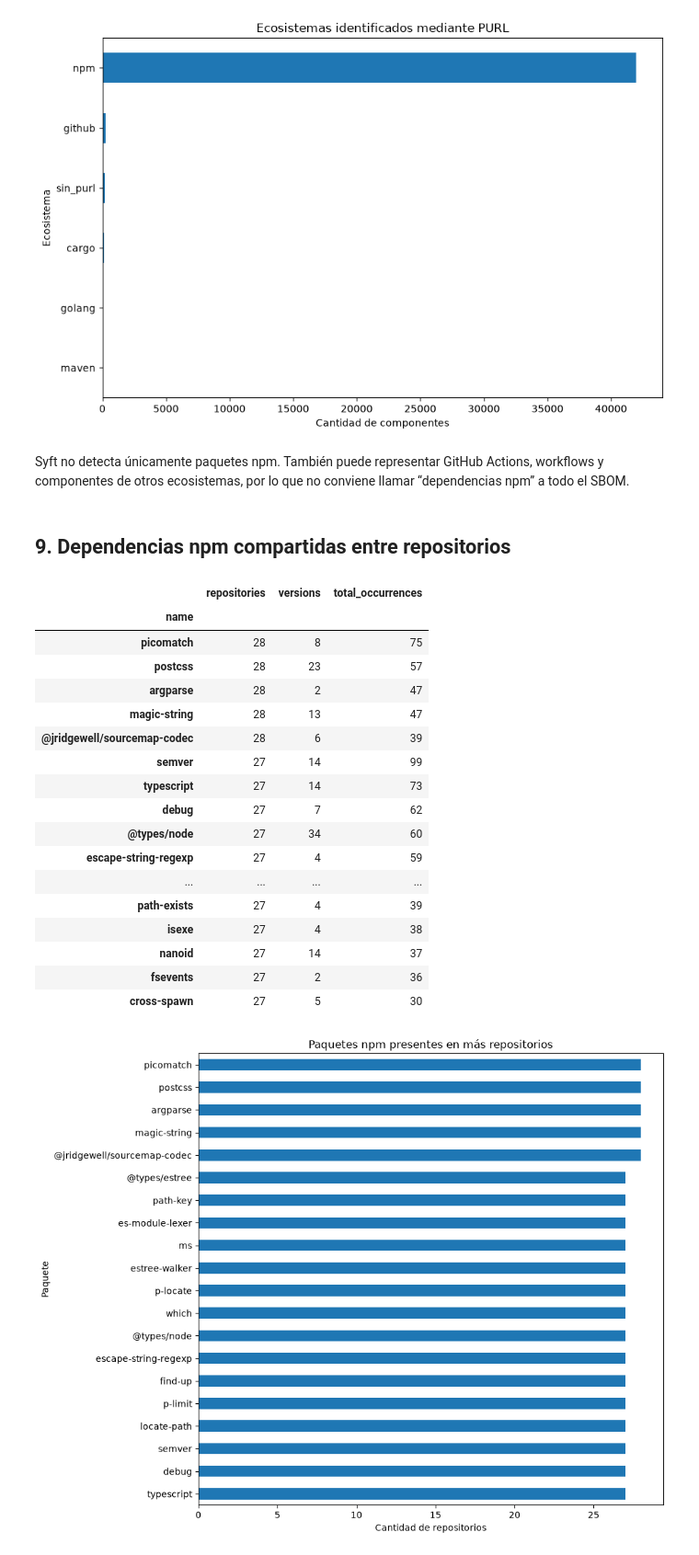
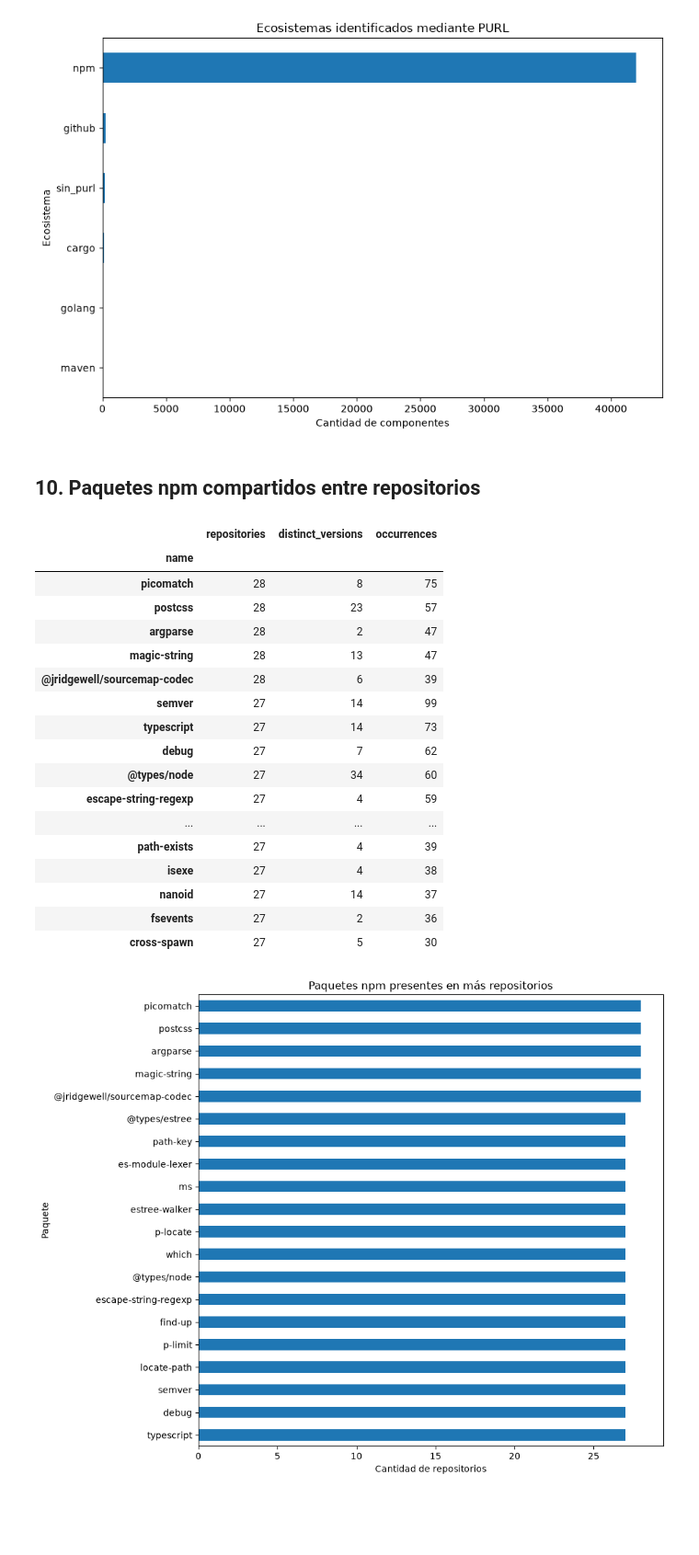
Before and after one commit to LostCode21/rm-miner, a Jupyter notebook: analyzer/notebooks/sbom_tanstack.ipynb, the cells around one changed output. Shown at 92% size. Saved outputs shown, nothing was run; the diff lists cells and outputs as text; code cells hidden in the pictures; blank space fills up the shorter version.

```diff
--- a/analyzer/notebooks/sbom_tanstack_completo.ipynb
+++ b/analyzer/notebooks/sbom_tanstack.ipynb
@@ -83,9 +91,18 @@ for path in sbom_files:
     with open(path, "r", encoding="utf-8") as f:
         sbom = json.load(f)
 
-    tool_components = sbom.get("metadata", {}).get("tools", {}).get("components", [])
+    tools = (
+        sbom.get("metadata", {})
+        .get("tools", {})
+        .get("components", [])
+        or []
+    )
+
     syft_tool = next(
-        (tool for tool in tool_components if str(tool.get("name", "")).lower() == "syft"),
+        (
+            tool for tool in tools
+            if str(tool.get("name", "")).lower() == "syft"
+        ),
         {}
     )
 
@@ -96,10 +113,11 @@ for path in sbom_files:
         "serial_number": sbom.get("serialNumber"),
         "timestamp": sbom.get("metadata", {}).get("timestamp"),
         "syft_version": syft_tool.get("version"),
-        "component_count_raw": len(sbom.get("components", []) or []),
+        "raw_components": len(sbom.get("components", []) or []),
         "dependency_nodes": len(sbom.get("dependencies", []) or [])
     })
 
 df_metadata = pd.DataFrame(metadata_rows).sort_values("repository")
+
 df_metadata
 # %% [output]
@@ -259,11 +318,16 @@ df_components_raw["component_identity"] = (
 
 df_components = (
     df_components_raw
-    .drop_duplicates(subset=["repository", "component_identity"])
+    .drop_duplicates(
+        subset=["repository", "component_identity"]
+    )
     .copy()
 )
 
-print("Registros originales:", len(df_components_raw))
+print("Apariciones originales:", len(df_components_raw))
 print("Componentes únicos por repositorio:", len(df_components))
-print("Apariciones duplicadas eliminadas:", len(df_components_raw) - len(df_components))
+print(
+    "Apariciones duplicadas eliminadas:",
+    len(df_components_raw) - len(df_components)
+)
 # %% [output]
@@ -421,26 +556,29 @@ plt.tight_layout()
 plt.show()
 # %% [output]
 [figure]
-# %% [markdown]
-Syft no detecta únicamente paquetes npm. También puede representar GitHub Actions, workflows y componentes de otros ecosistemas, por lo que no conviene llamar “dependencias npm” a todo el SBOM.
 # %% [markdown]
-## 9. Dependencias npm compartidas entre repositorios
+## 10. Paquetes npm compartidos entre repositorios
 # %%
-df_npm = df_components[df_components["package_type"] == "npm"].copy()
+df_npm = df_components[
+    df_components["package_type"] == "npm"
+].copy()
 
 shared_packages = (
     df_npm.groupby("name")
     .agg(
         repositories=("repository", "nunique"),
-        versions=("version", "nunique"),
-        total_occurrences=("repository", "size")
+        distinct_versions=("version", "nunique"),
+        occurrences=("repository", "size")
     )
-    .sort_values(["repositories", "total_occurrences"], ascending=False)
+    .sort_values(
+        ["repositories", "occurrences"],
+        ascending=False
+    )
 )
 
 shared_packages.head(25)
 # %% [output]
-|  | repositories | versions | total_occurrences |
+|  | repositories | distinct_versions | occurrences |
 | name |  |  |  |
 | picomatch | 28 | 8 | 75 |
 | postcss | 28 | 23 | 57 |
```
Also changed, not shown: parts of 82 cells of this notebook, 2 other files.
